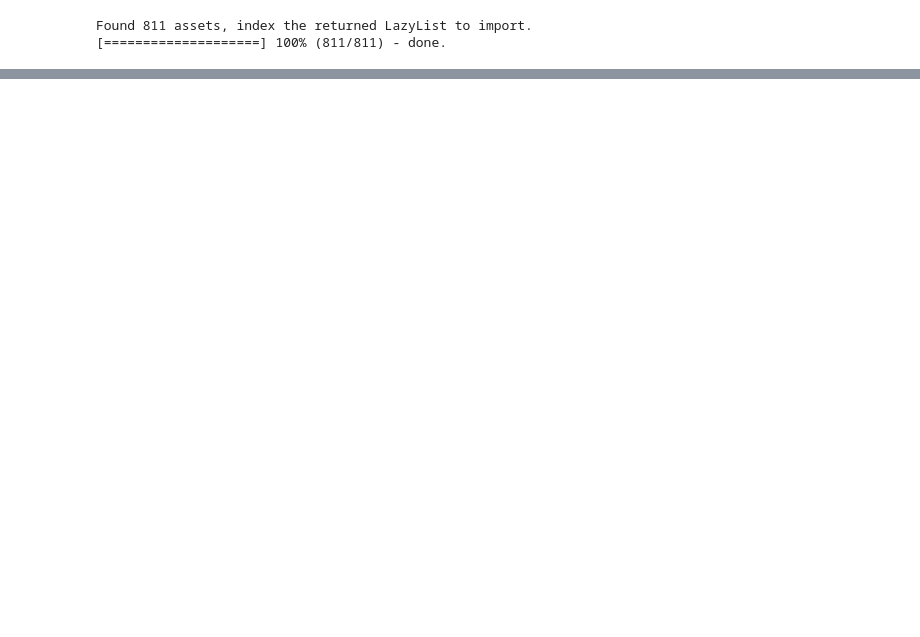
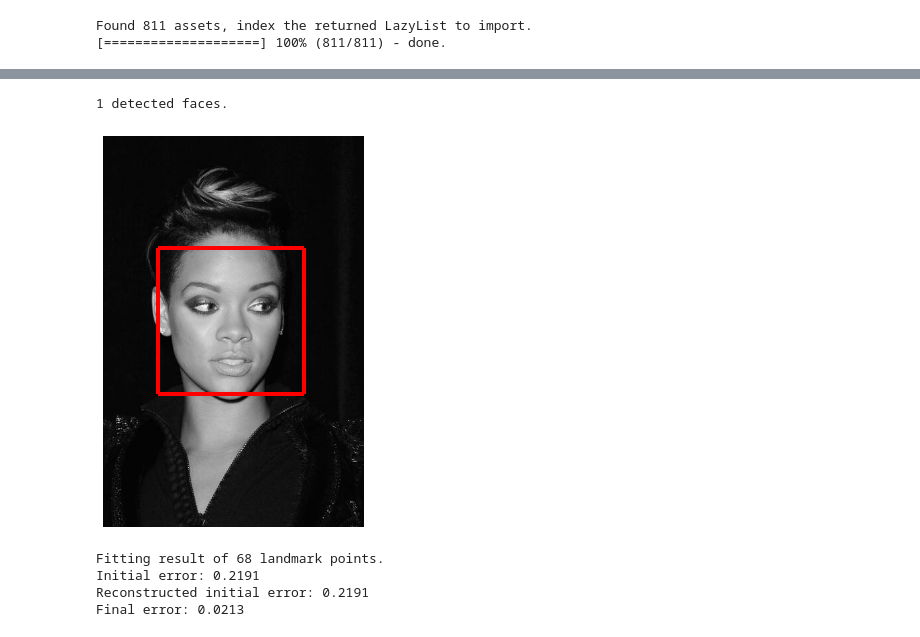
Before and after one commit to rsln-s/tensorfaces, a Jupyter notebook: aam/aam_tutorial.ipynb, the cells around one changed output, grey strips where cells are left out. Cells and saved outputs as stored; diff of their text form; code cells hidden in the pictures; blank space fills up the shorter version.

```diff
--- a/aam/aam_tutorial.ipynb
+++ b/aam/aam_tutorial.ipynb
@@ -66,0 +101,40 @@ patch_aam = PatchAAM(training_images, group='PTS', patch_shape=[(15, 15), (23, 2
+# %%
+from pathlib import Path
+import menpo.io as mio
+
+path_to_lfpw = Path('/home/rshaydu/tensorfaces/lfpw/testset/')
+
+image = mio.import_image(path_to_lfpw / 'image_0018.png')
+image = image.as_greyscale()
+# %%
+from menpodetect import load_opencv_frontal_face_detector
+
+# Load detector
+detect = load_opencv_frontal_face_detector()
+
+# Detect
+bboxes = detect(image)
+print("{} detected faces.".format(len(bboxes)))
+
+# View
+if len(bboxes) > 0:
+    image.view_landmarks(group='opencv_0', line_colour='red',
+                         render_markers=False, line_width=4);
+# %% [output]
+1 detected faces.
+[figure, added]
+# %%
+# initial bbox
+initial_bbox = bboxes[0]
+
+# fit image
+result = fitter.fit_from_bb(image, initial_bbox, max_iters=[15, 5],
+                            gt_shape=image.landmarks['PTS'])
+
+# print result
+print(result)
+# %% [output]
+Fitting result of 68 landmark points.
+Initial error: 0.2191
+Reconstructed initial error: 0.2191
+Final error: 0.0213
```
Also changed, not shown: parts of 18 cells of this notebook.
